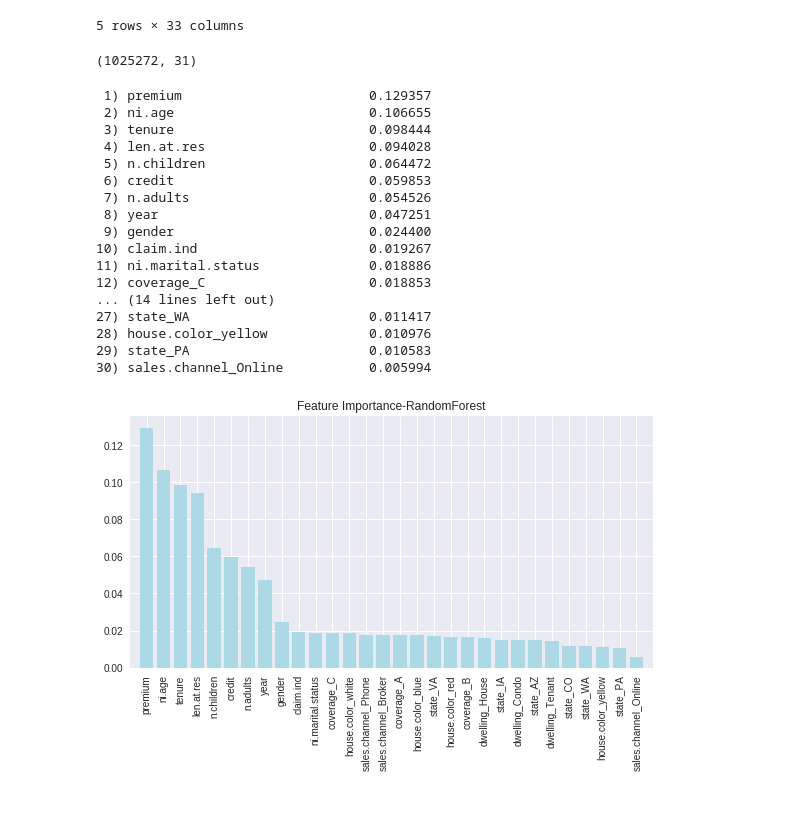
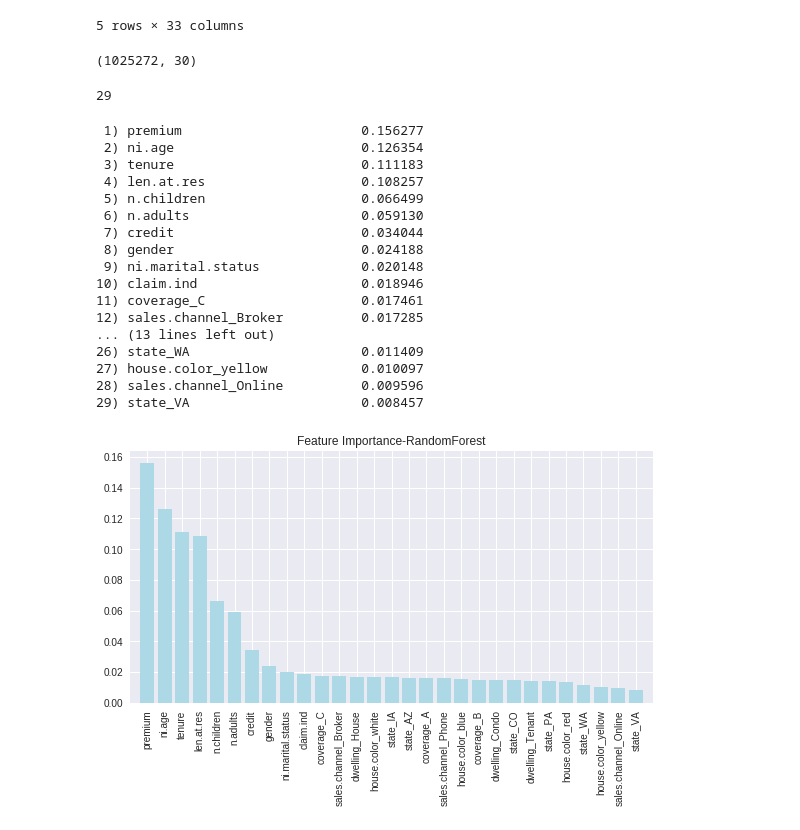
Before and after one commit to statathon-2019/EDA, a Jupyter notebook: Feature_Importance_by_Random_Forest.ipynb, the cells around one changed output. Drawn from its saved outputs; the diff is of its cells as text; code cells hidden in the pictures.

Commit message:
Feature Importance by Random Forest
Feature Importance by Random Forest

```diff
--- a/Feature_Importance_by_Random_Forest.ipynb
+++ b/Feature_Importance_by_Random_Forest.ipynb
@@ -21,63 +23,69 @@ df.head()
 # %%
 df = df.drop("Unnamed: 0", 1)
 df = df.drop("zip.code", 1)
+df = df.drop("year",1)
 # %%
 df.shape
 # %% [output]
-(1025272, 31)
+(1025272, 30)
 # %%
 y = df[['cancel']]
 # %%
-X = df.iloc[:,1:31]
+X = df.iloc[:,1:df.shape[1]]
 # %%
 # Only using 10000 obs to show a rough idea
-X_trial = X[1:10000]
-y_trial = y[1:10000]
+
+X_trial = X.sample(frac=1)[1:10000]
+y_trial = y.sample(frac=1)[1:10000]
+# %%
+X.shape[1]
+# %% [output]
+29
 # %%
 
 forest=RandomForestClassifier(n_estimators=100,n_jobs=-1,random_state=0)
 
 
 X_train=X_trial
 y_train=y_trial
 
 forest.fit(X_train,y_train)
 importances=forest.feature_importances_
 
 feat_labels = X.columns
 indices=np.argsort(importances)[::-1]
 
 X_train=np.array(X_train)
 N=X_train.shape[1]
-for f in range(30):
+for f in range(X.shape[1]):
     # assess feature importance
-    print ("%2d) %-*s %f" % (f+1,30,feat_labels[indices[f]],importances[indices[f]]) )
+    print ("%2d) %-*s %f" % (f+1,X.shape[1],feat_labels[indices[f]],importances[indices[f]]) )
 
 #Visualization of feature importance
 plt.title('Feature Importance-RandomForest')
 
-plt.bar(range(30),importances[indices[:30]],color='lightblue',align='center')
-plt.xticks(range(30),np.array(feat_labels)[indices[:30]],rotation=90)
+plt.bar(range(X.shape[1]),importances[indices[:X.shape[1]]],color='lightblue',align='center')
+plt.xticks(range(X.shape[1]),np.array(feat_labels)[indices[:X.shape[1]]],rotation=90)
 
-plt.xlim([-1,30])
+plt.xlim([-1,X.shape[1]])
 plt.tight_layout()
 plt.show()
 # %% [output]
- 1) premium                        0.129357
- 2) ni.age                         0.106655
- 3) tenure                         0.098444
- 4) len.at.res                     0.094028
- 5) n.children                     0.064472
- 6) credit                         0.059853
- 7) n.adults                       0.054526
- 8) year                           0.047251
- 9) gender                         0.024400
-10) claim.ind                      0.019267
-11) ni.marital.status              0.018886
-12) coverage_C                     0.018853
-... (14 lines left out)
-27) state_WA                       0.011417
-28) house.color_yellow             0.010976
-29) state_PA                       0.010583
-30) sales.channel_Online           0.005994
+ 1) premium                       0.156277
+ 2) ni.age                        0.126354
+ 3) tenure                        0.111183
+ 4) len.at.res                    0.108257
+ 5) n.children                    0.066499
+ 6) n.adults                      0.059130
+ 7) credit                        0.034044
+ 8) gender                        0.024188
+ 9) ni.marital.status             0.020148
+10) claim.ind                     0.018946
+11) coverage_C                    0.017461
+12) sales.channel_Broker          0.017285
+... (13 lines left out)
+26) state_WA                      0.011409
+27) house.color_yellow            0.010097
+28) sales.channel_Online          0.009596
+29) state_VA                      0.008457
-[figure, old version]
+[figure, new version]
```
Also changed, not shown: parts of 1 cell of this notebook.
